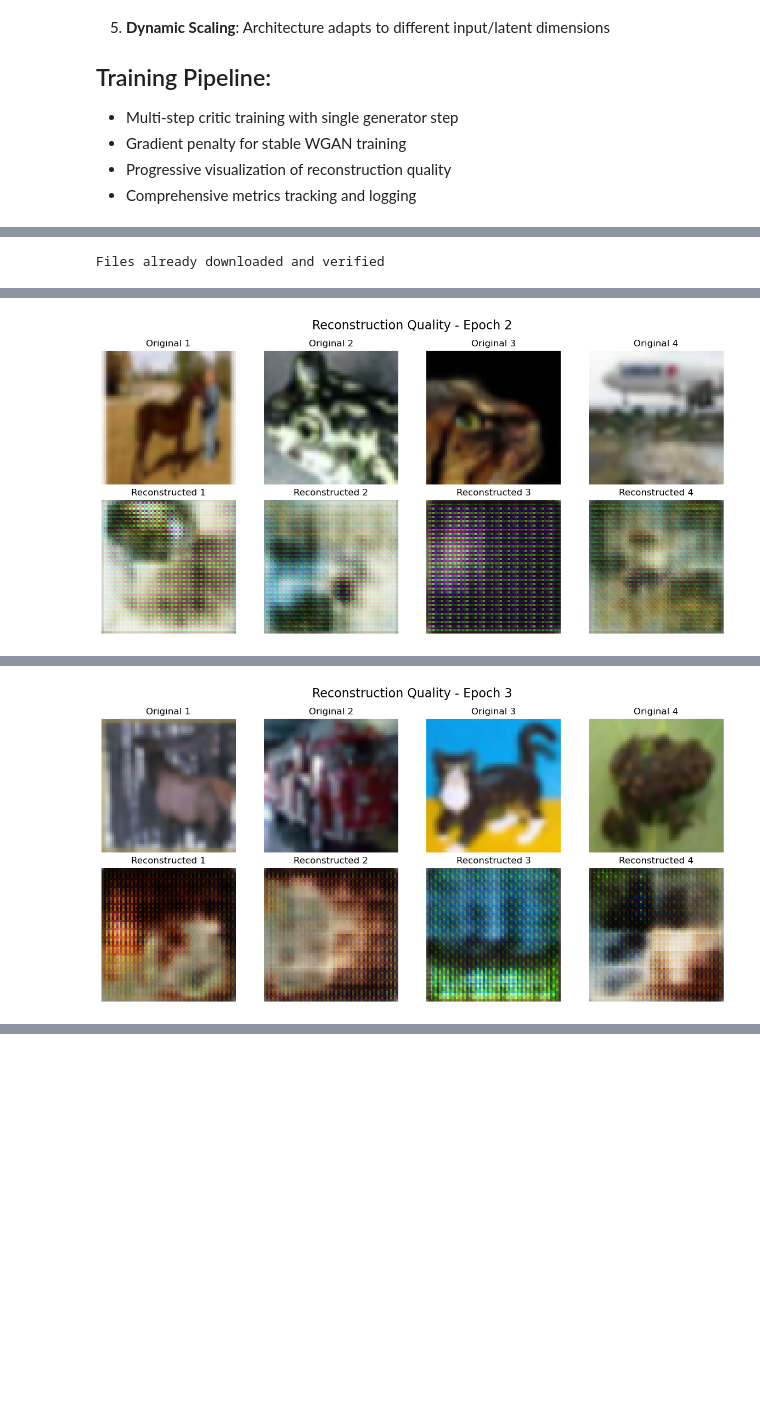
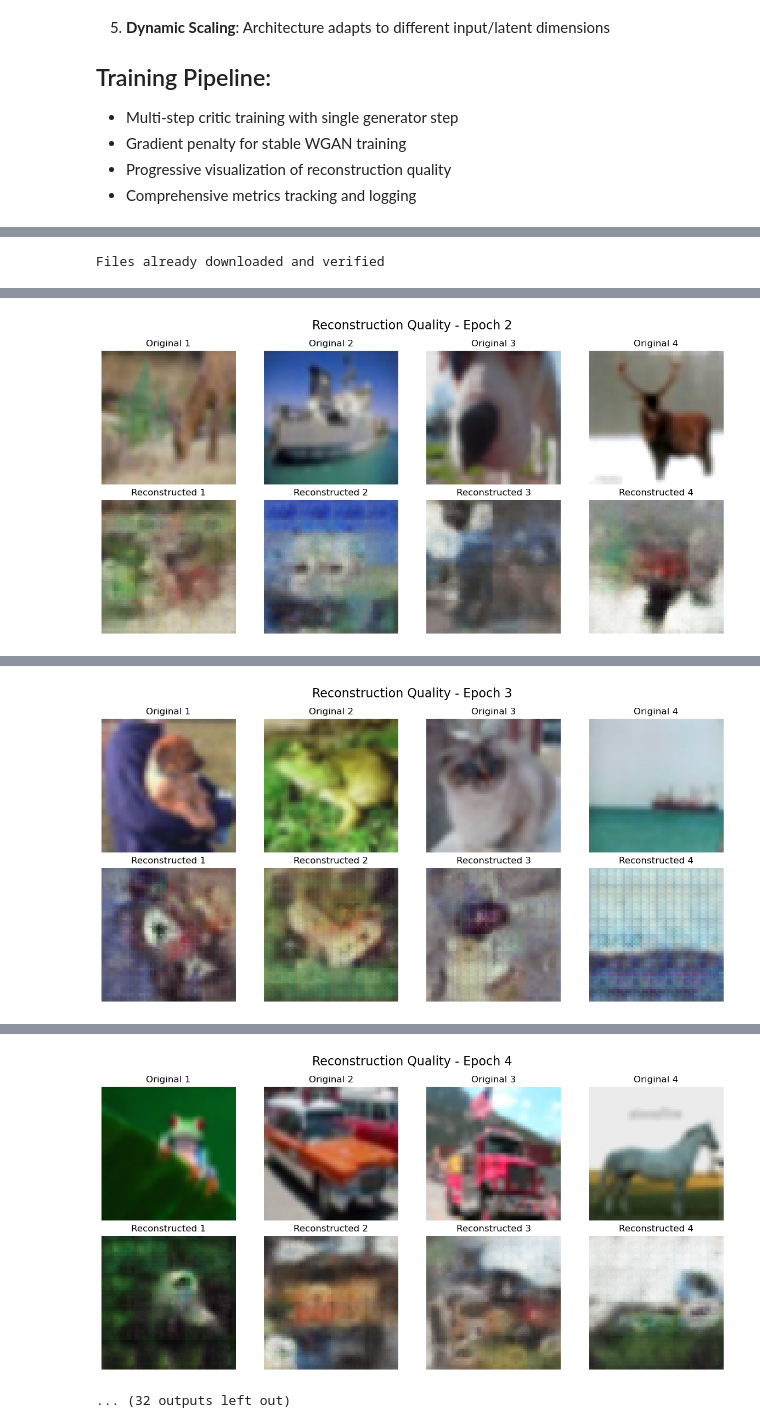
Before and after one commit to sbeeredd04/sandbox, a Jupyter notebook: WGANxVQVAE/wganxvqvae.ipynb, the cells around one changed output, grey strips where cells are left out. Saved outputs shown, nothing was run; the diff lists cells and outputs as text; code cells hidden in the pictures; blank space fills up the shorter version.

```diff
--- a/WGANxVQVAE/wganxvqvae.ipynb
+++ b/WGANxVQVAE/wganxvqvae.ipynb
@@ -106,8 +106,11 @@ class DataSetLoader:
         """Load CIFAR10 dataset with proper transforms"""
         self.logger.info("Loading CIFAR10 dataset...")
 
+        # OPTIMAL data augmentation for CIFAR10
         compose = transforms.Compose([
             transforms.Resize(64),
+            transforms.RandomHorizontalFlip(p=0.5),  # Data augmentation
+            transforms.ColorJitter(brightness=0.1, contrast=0.1, saturation=0.1, hue=0.05),
             transforms.ToTensor(),
             transforms.Normalize([0.5, 0.5, 0.5], [0.5, 0.5, 0.5])  # Normalize to [-1, 1]
         ])
@@ -359,7 +367,7 @@ logger.info("WGANCritic class created successfully!")
 # %%
 class HybridVQVAEWGAN(nn.Module):
 
-    def __init__(self, input_dim=3, latent_dim=128, codebook_size=1024, img_size=[64, 64]):
+    def __init__(self, input_dim=3, latent_dim=128, codebook_size=1024, img_size=[64, 64], use_weight_clipping=False):
         super().__init__()
         self.input_dim = input_dim
         self.latent_dim = latent_dim
@@ -372,7 +380,7 @@ class HybridVQVAEWGAN(nn.Module):
         self.vqvae = VQVAE(input_dim, latent_dim, codebook_size, img_size)
 
         # WGAN Critic for adversarial training
-        self.critic = WGANCritic(input_dim, latent_dim, img_size)
+        self.critic = WGANCritic(input_dim, latent_dim, img_size, use_weight_clipping=use_weight_clipping)
 
         self.logger.info(f"HybridVQVAEWGAN initialized:")
         self.logger.info(f"   Input dimensions: {input_dim}")
@@ -712,44 +731,40 @@ logger.info("HybridTrainer class created successfully!")
 logger.info("PREPARING CIFAR10 TRAINING EXAMPLE")
 logger.info("="*80)
 
-# Initialize dataset loader
-dataset_loader = DataSetLoader(batch_size=64, data_dir='./data')
-
-# Load CIFAR10 data
+dataset_loader = DataSetLoader(batch_size=128, data_dir='./data')
 dataloader, num_batches, img_size, channels = dataset_loader.load_cifar10()
 
-# Create hybrid model with dynamic architecture
+USE_WEIGHT_CLIPPING = True
+
 model = HybridVQVAEWGAN(
-    input_dim=channels,       # 3 for CIFAR10
-    latent_dim=128,          # Latent dimension
-    codebook_size=1024,      # Codebook size
-    img_size=img_size        # [64, 64]
+    input_dim=channels,
+    latent_dim=64,
+    codebook_size=512,
+    img_size=img_size,
+    use_weight_clipping=USE_WEIGHT_CLIPPING
 )
 
-# Initialize trainer with enhanced settings
 trainer = HybridTrainer(
     model=model,
     device=device,
-    vqvae_lr=1e-3,           # VQVAE learning rate
-    critic_lr=5e-5,          # Critic learning rate (lower for stability)
-    lambda_gp=10,            # Gradient penalty coefficient
-    critic_iters=1,          # Train critic 5x per generator step
-    loss_weights={           # Loss component weights
-        'reconstruction': 1.0,
-        'adversarial': 1.0,
-        'codebook': 1.0,
-        'commitment': 1.0
+    vqvae_lr=1e-2,
+    critic_lr=1e-3,
+    lambda_gp=10,
+    critic_iters=1,
+    loss_weights={
+        'reconstruction': 1,
+        'adversarial': 2,
+        'codebook': 1,
+        'commitment': 1
     },
-    use_weight_clipping=False,
+    use_weight_clipping=USE_WEIGHT_CLIPPING,
     clip_value=0.01
 )
 
 logger.info("STARTING TRAINING...")
 logger.info("="*80)
 
-# Train the model
-trainer.train(dataloader, num_epochs=10, log_every=100, viz_every=1)
+trainer.train(dataloader, num_epochs=20, log_every=100, viz_every=1)
 
-# Plot training history
 trainer.plot_history()
 # %% [output]
@@ -816 +817 @@ Files already downloaded and verified
-[figure, old version]
+[figure, new version]
@@ -835 +829 @@ Files already downloaded and verified
-[figure, old version]
+[figure, new version]
@@ -843,0 +841,2 @@ Files already downloaded and verified
+[figure, added]
+... (32 outputs left out)
```
Also changed, not shown: parts of 10 cells of this notebook, 21 other files.
